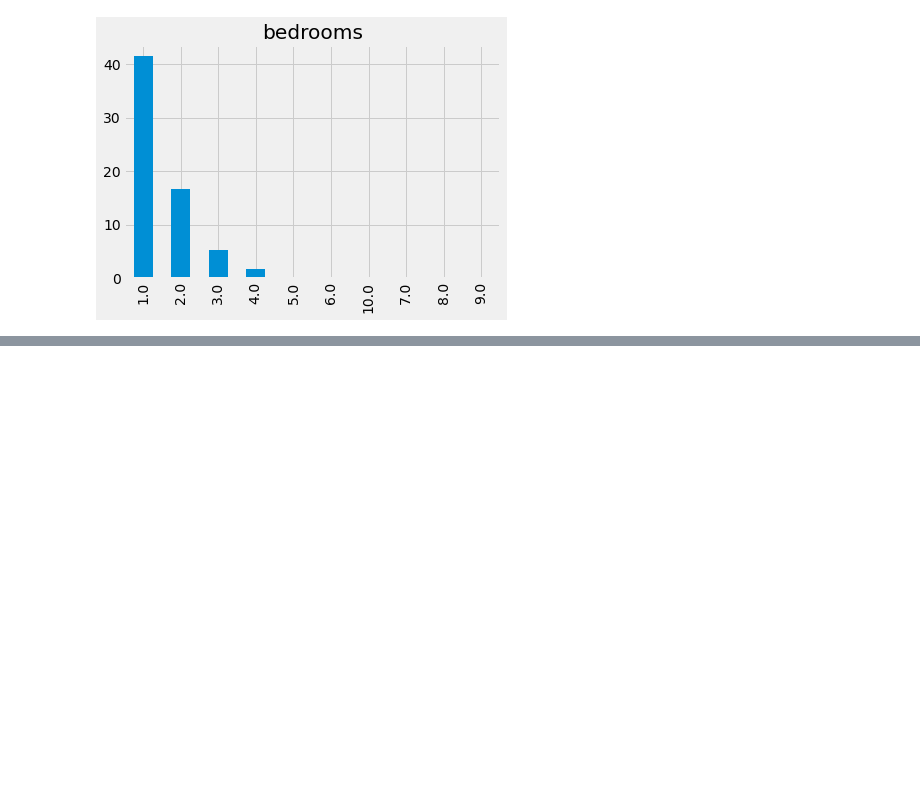
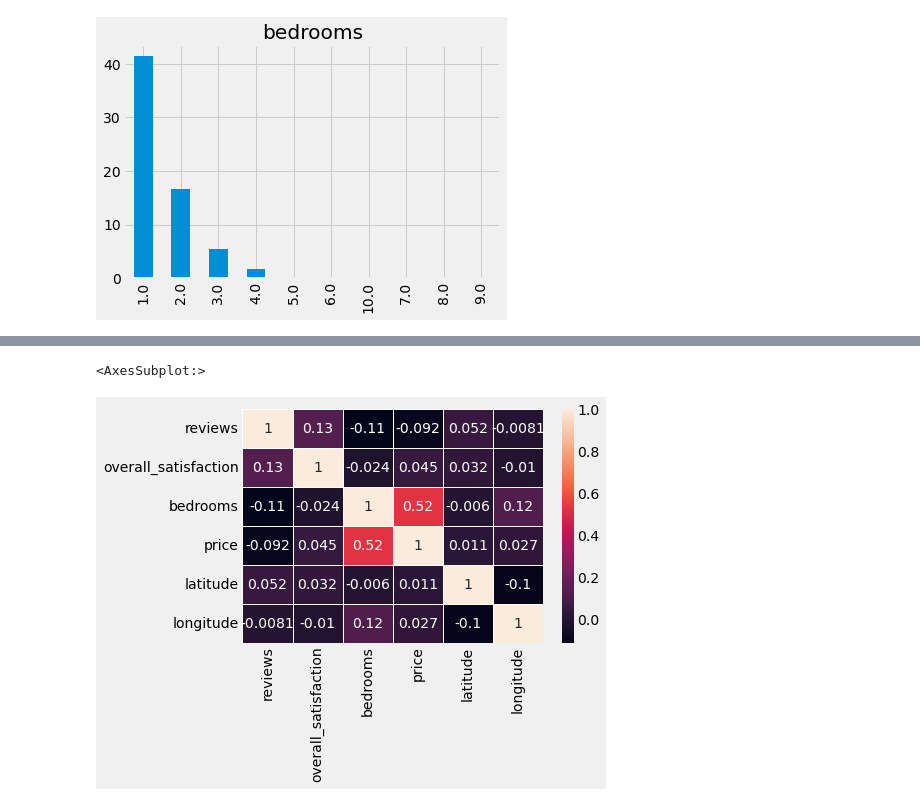
Before and after one commit to odubajo/data-analysis-with-pandas-projects, a Jupyter notebook: air bnb/airbnb amsterdam housing analysis.ipynb, the cells around one changed output, grey strips where cells are left out. Saved outputs shown, nothing was run; the diff lists cells and outputs as text; code cells hidden in the pictures; blank space fills up the shorter version.

```diff
--- a/air bnb/airbnb amsterdam housing analysis.ipynb
+++ b/air bnb/airbnb amsterdam housing analysis.ipynb
@@ -297,2 +296,8 @@ data
+# %%
+corr_matrix=data.corr()
+sns.heatmap(corr_matrix,annot=True,linewidth=.8)
+# %% [output]
+<AxesSubplot:>
+[figure, added]
 # %%
 data.to_csv(r"C:\Users\qoyyum\Documents\new_air_bnb.csv")
```
Also changed, not shown: parts of 41 cells of this notebook.
